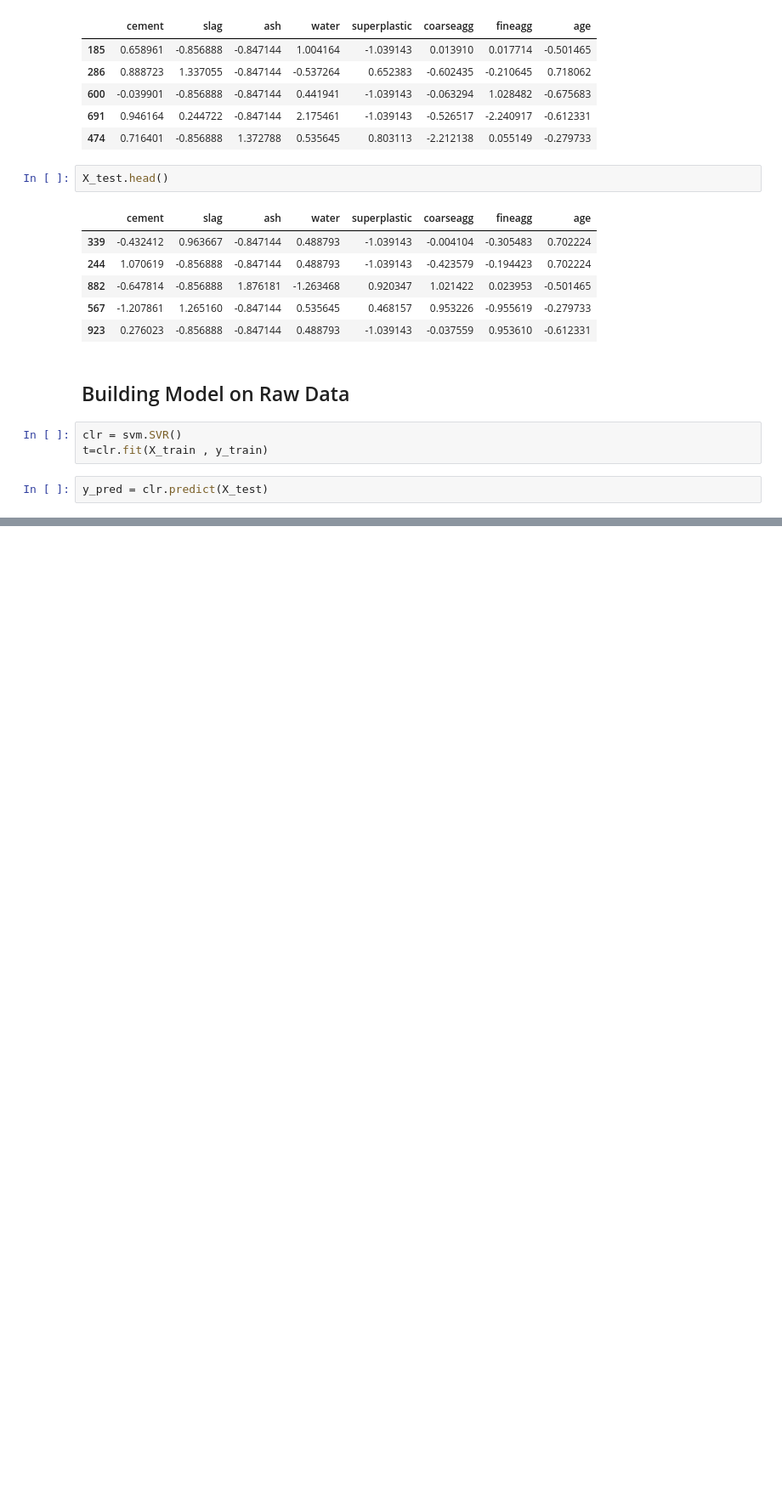
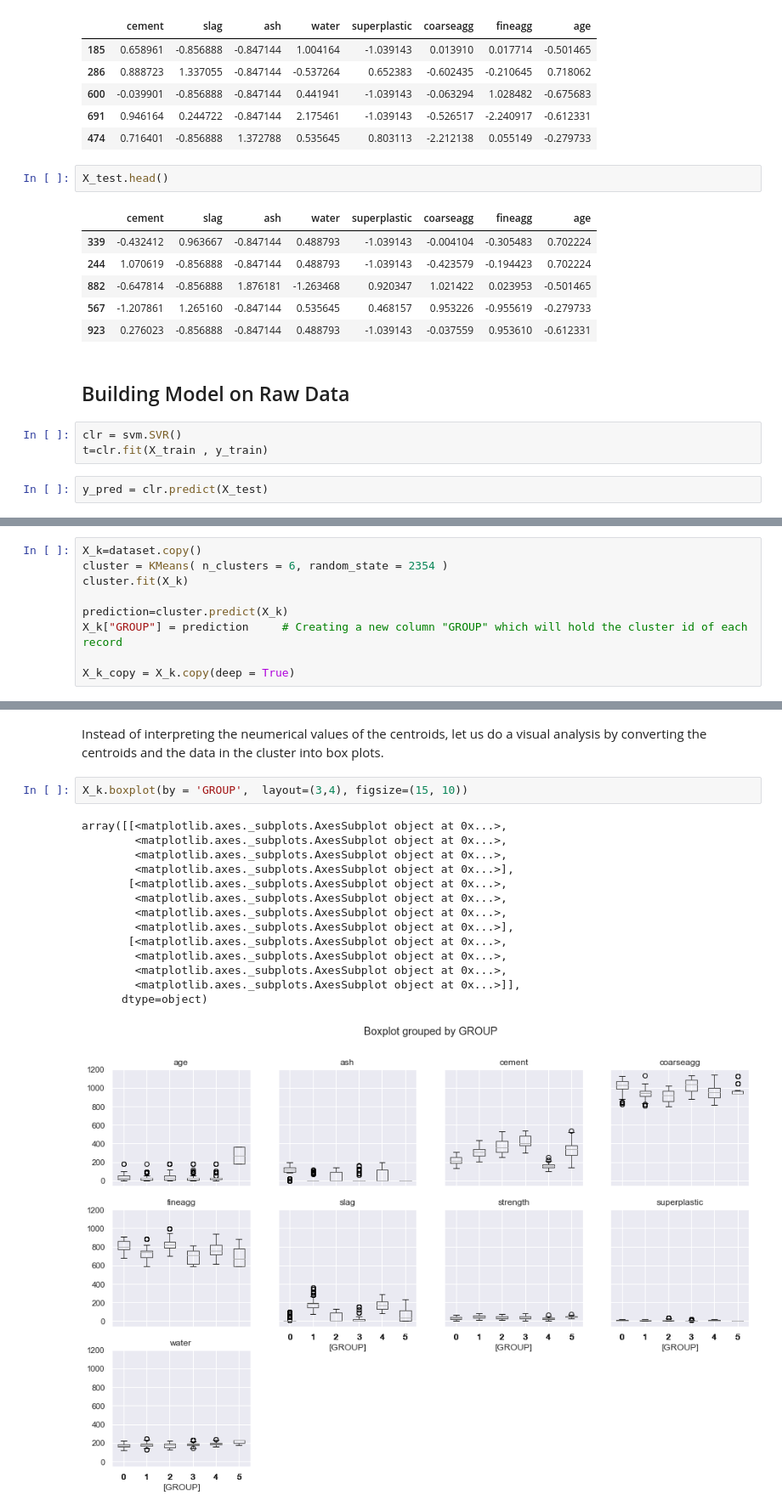
Before and after one commit to VAMSEE92/concrete-compressive-strength, a Jupyter notebook: ConcreteComprehensiveStrength.ipynb, the cells around one changed output, grey strips where cells are left out. Shown at 85% size. Saved outputs shown, nothing was run; the diff lists cells and outputs as text; blank space fills up the shorter version.

```diff
--- a/ConcreteComprehensiveStrength.ipynb
+++ b/ConcreteComprehensiveStrength.ipynb
@@ -153,0 +207,9 @@ with sns.axes_style("white"):
+# %%
+X_k=dataset.copy()
+cluster = KMeans( n_clusters = 6, random_state = 2354 )
+cluster.fit(X_k)
+
+prediction=cluster.predict(X_k)
+X_k["GROUP"] = prediction     # Creating a new column "GROUP" which will hold the cluster id of each record
+
+X_k_copy = X_k.copy(deep = True)
@@ -153,0 +249,20 @@ with sns.axes_style("white"):
+# %% [markdown]
+Instead of interpreting the neumerical values of the centroids, let us do a visual analysis by converting the
+centroids and the data in the cluster into box plots.
+# %%
+X_k.boxplot(by = 'GROUP',  layout=(3,4), figsize=(15, 10))
+# %% [output]
+array([[<matplotlib.axes._subplots.AxesSubplot object at 0x...>,
+        <matplotlib.axes._subplots.AxesSubplot object at 0x...>,
+        <matplotlib.axes._subplots.AxesSubplot object at 0x...>,
+        <matplotlib.axes._subplots.AxesSubplot object at 0x...>],
+       [<matplotlib.axes._subplots.AxesSubplot object at 0x...>,
+        <matplotlib.axes._subplots.AxesSubplot object at 0x...>,
+        <matplotlib.axes._subplots.AxesSubplot object at 0x...>,
+        <matplotlib.axes._subplots.AxesSubplot object at 0x...>],
+       [<matplotlib.axes._subplots.AxesSubplot object at 0x...>,
+        <matplotlib.axes._subplots.AxesSubplot object at 0x...>,
+        <matplotlib.axes._subplots.AxesSubplot object at 0x...>,
+        <matplotlib.axes._subplots.AxesSubplot object at 0x...>]],
+      dtype=object)
+[figure, added]
```
Also changed, not shown: parts of 26 cells of this notebook.
